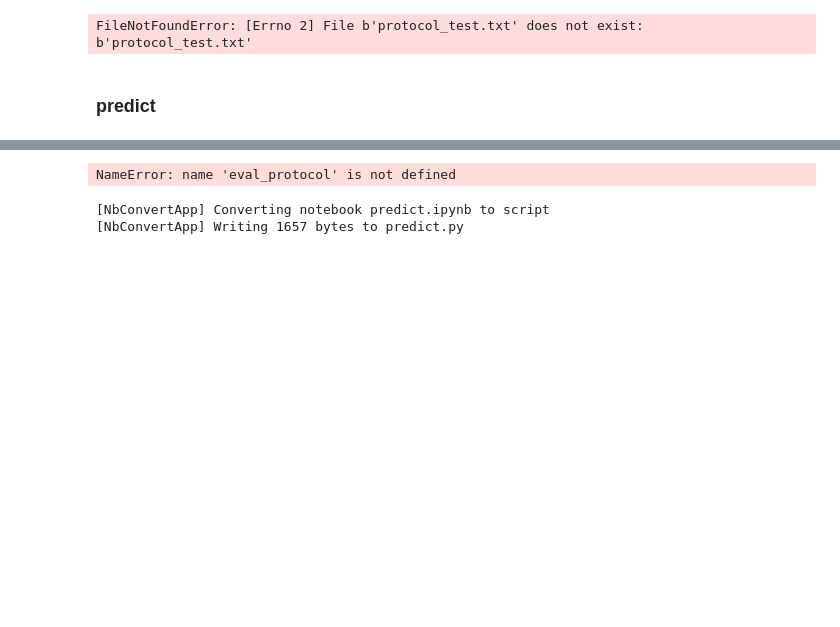
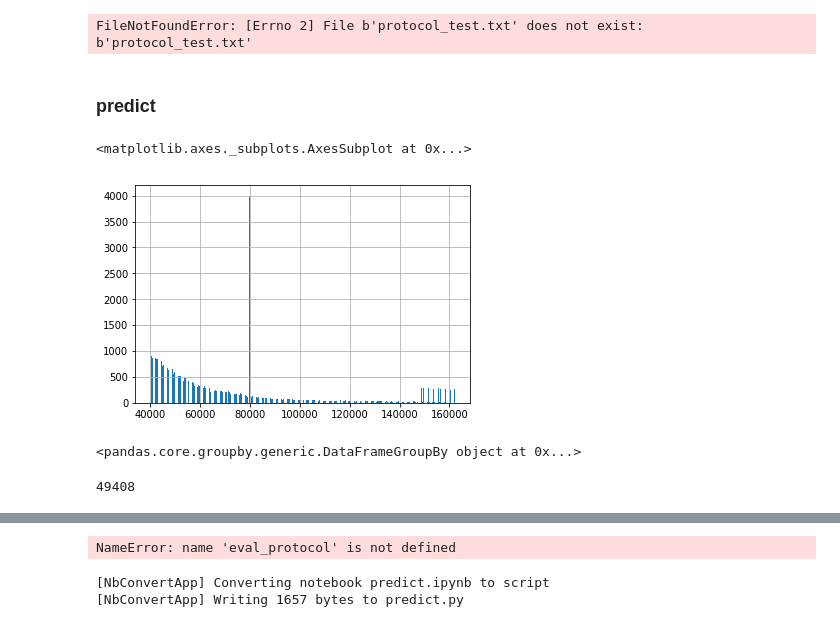
Before and after one commit to stas6626/IDRnd, a Jupyter notebook: solutions/predict.ipynb, the cells around one changed output, grey strips where cells are left out. Saved outputs shown, nothing was run; the diff lists cells and outputs as text; code cells hidden in the pictures; blank space fills up the shorter version.

Commit message:
checking hashes

```diff
--- a/solutions/predict.ipynb
+++ b/solutions/predict.ipynb
@@ -35,3 +36,11 @@ post_transform = transforms.Compose([
 ### predict
 # %%
 X, y = get_train_data()
+# %%
+test_dataset = Test_Dataset(X)
+# %%
+lens = [len(test_dataset[i][0]) for i in range(len(test_dataset))]
+# %%
+mda = pd.DataFrame()
+mda["path"] = X
+mda["lens"] = lens
@@ -37,0 +49,6 @@ X, y = get_train_data()
+# %%
+%matplotlib inline
+mda["lens"].hist(bins = 500)
+# %% [output]
+<matplotlib.axes._subplots.AxesSubplot at 0x...>
+[figure, added]
@@ -37,0 +65,8 @@ X, y = get_train_data()
+# %%
+mda.groupby("hashes")
+# %% [output]
+<pandas.core.groupby.generic.DataFrameGroupBy object at 0x...>
+# %%
+len(set(hashes))
+# %% [output]
+49408
```
Also changed, not shown: parts of 12 cells of this notebook, 26 other files.
